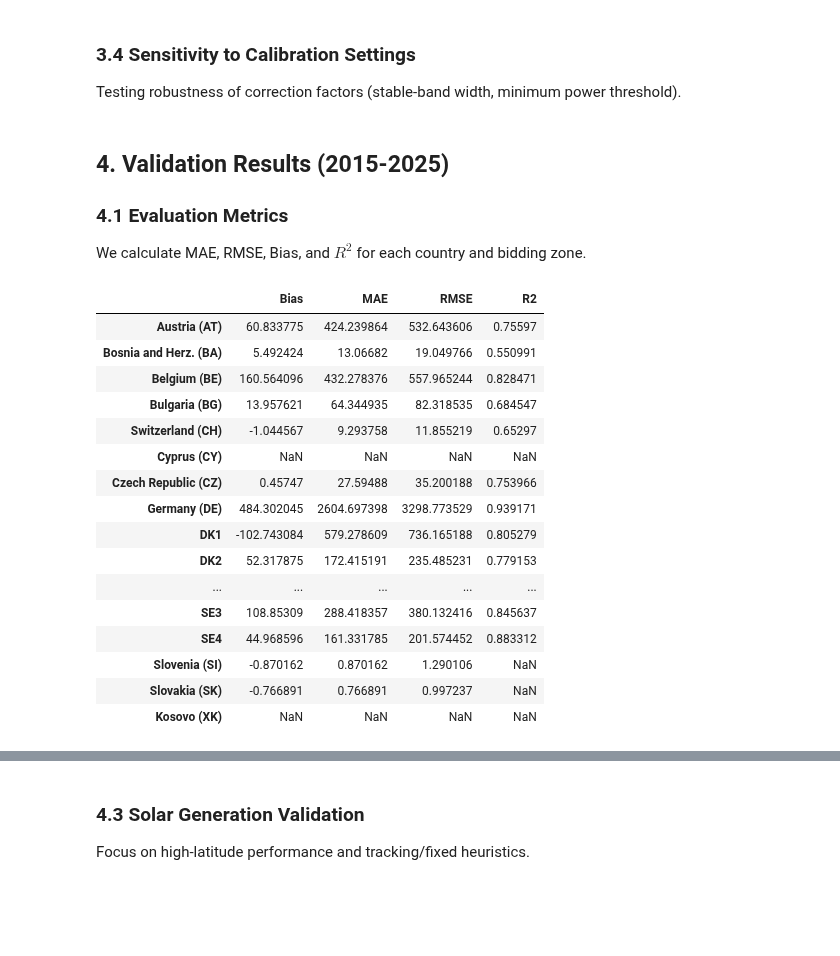
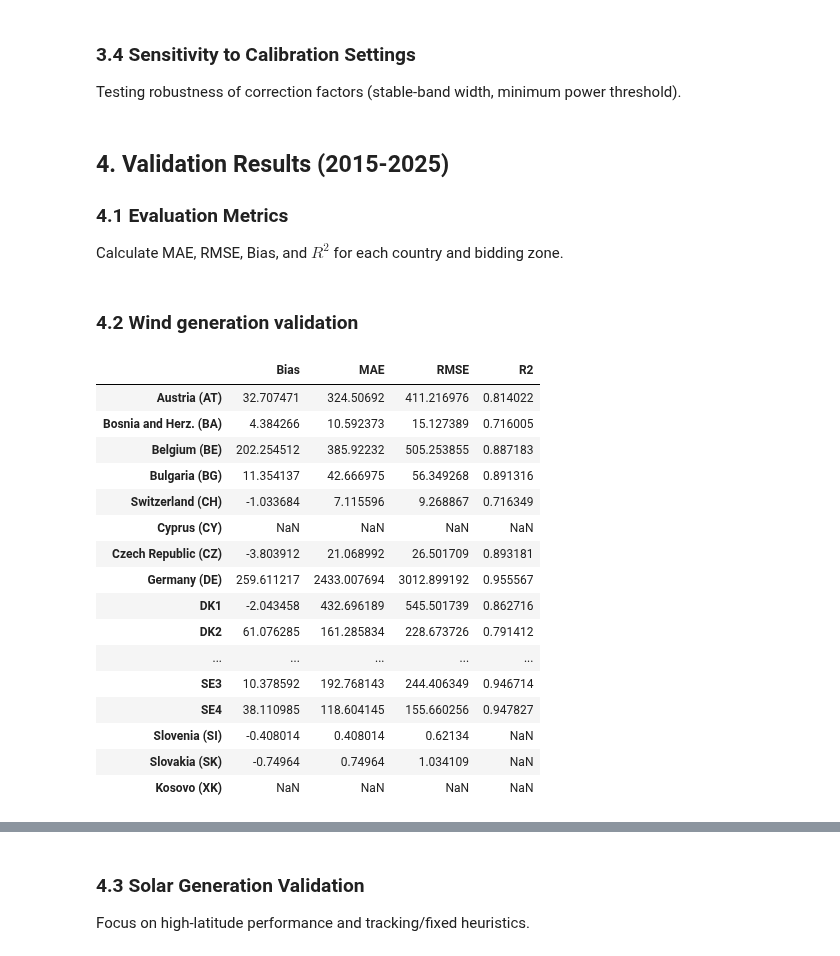
Before and after one commit to EmilBruvik/CERFRES, a Jupyter notebook: notebooks/validation.ipynb, the cells around one changed output, grey strips where cells are left out. Cells and saved outputs as stored; diff of their text form; code cells hidden in the pictures; blank space fills up the shorter version.

```diff
--- a/notebooks/validation.ipynb
+++ b/notebooks/validation.ipynb
@@ -247,7 +247,7 @@ Testing robustness of correction factors (stable-band width, minimum power thres
 # %% [markdown]
 ## 4. Validation Results (2015-2025)
 ### 4.1 Evaluation Metrics
-We calculate MAE, RMSE, Bias, and $R^2$ for each country and bidding zone.
+Calculate MAE, RMSE, Bias, and $R^2$ for each country and bidding zone.
 # %%
 def calculate_metrics(simulated_ts, actual_ts):
     common_idx = simulated_ts.index.intersection(actual_ts.index)
@@ -263,42 +263,45 @@ def calculate_metrics(simulated_ts, actual_ts):
     corr, _ = pearsonr(act, sim)
 
     return {'Bias': bias, 'MAE': mae, 'RMSE': rmse, 'R2': corr**2}
+# %% [markdown]
+### 4.2 Wind generation validation
 # %%
+country_list = ds['area']
 country_names = country_list.values.tolist()
 metrics_df = pd.DataFrame(index=country_names, columns=['Bias', 'MAE', 'RMSE', 'R2'])
 
 for country in country_names:
     simulated = ds['wind_power_mw'].sel(area=country).to_pandas()
     actual = df_actual.loc[
         (df_actual['AreaDisplayName'] == country) &
         (df_actual['ProductionType'].str.contains('Wind', case=False, na=False))
     ].copy()
 
     actual = actual.groupby('DateTime(UTC)')['ActualGenerationOutput[MW]'].sum()
     actual.index = pd.to_datetime(actual.index)
     simulated.index = pd.to_datetime(simulated.index)
     metrics = calculate_metrics(simulated, actual)
     if metrics is not None:
         metrics_df.loc[country] = metrics
 
 metrics_df
 # %% [output]
 |  | Bias | MAE | RMSE | R2 |
-| Austria (AT) | 60.833775 | 424.239864 | 532.643606 | 0.75597 |
-| Bosnia and Herz. (BA) | 5.492424 | 13.06682 | 19.049766 | 0.550991 |
-| Belgium (BE) | 160.564096 | 432.278376 | 557.965244 | 0.828471 |
-| Bulgaria (BG) | 13.957621 | 64.344935 | 82.318535 | 0.684547 |
-| Switzerland (CH) | -1.044567 | 9.293758 | 11.855219 | 0.65297 |
+| Austria (AT) | 32.707471 | 324.50692 | 411.216976 | 0.814022 |
+| Bosnia and Herz. (BA) | 4.384266 | 10.592373 | 15.127389 | 0.716005 |
+| Belgium (BE) | 202.254512 | 385.92232 | 505.253855 | 0.887183 |
+| Bulgaria (BG) | 11.354137 | 42.666975 | 56.349268 | 0.891316 |
+| Switzerland (CH) | -1.033684 | 7.115596 | 9.268867 | 0.716349 |
 | Cyprus (CY) | NaN | NaN | NaN | NaN |
-| Czech Republic (CZ) | 0.45747 | 27.59488 | 35.200188 | 0.753966 |
-| Germany (DE) | 484.302045 | 2604.697398 | 3298.773529 | 0.939171 |
-| DK1 | -102.743084 | 579.278609 | 736.165188 | 0.805279 |
-| DK2 | 52.317875 | 172.415191 | 235.485231 | 0.779153 |
+| Czech Republic (CZ) | -3.803912 | 21.068992 | 26.501709 | 0.893181 |
+| Germany (DE) | 259.611217 | 2433.007694 | 3012.899192 | 0.955567 |
+| DK1 | -2.043458 | 432.696189 | 545.501739 | 0.862716 |
+| DK2 | 61.076285 | 161.285834 | 228.673726 | 0.791412 |
 | ... | ... | ... | ... | ... |
-| SE3 | 108.85309 | 288.418357 | 380.132416 | 0.845637 |
-| SE4 | 44.968596 | 161.331785 | 201.574452 | 0.883312 |
-| Slovenia (SI) | -0.870162 | 0.870162 | 1.290106 | NaN |
-| Slovakia (SK) | -0.766891 | 0.766891 | 0.997237 | NaN |
+| SE3 | 10.378592 | 192.768143 | 244.406349 | 0.946714 |
+| SE4 | 38.110985 | 118.604145 | 155.660256 | 0.947827 |
+| Slovenia (SI) | -0.408014 | 0.408014 | 0.62134 | NaN |
+| Slovakia (SK) | -0.74964 | 0.74964 | 1.034109 | NaN |
 | Kosovo (XK) | NaN | NaN | NaN | NaN |
 # %%
 countries_to_plot = ['France (FR)', 'Spain (ES)', 'Germany (DE)', 'NO1']
```
Also changed, not shown: parts of 15 cells of this notebook, 2 other files.
